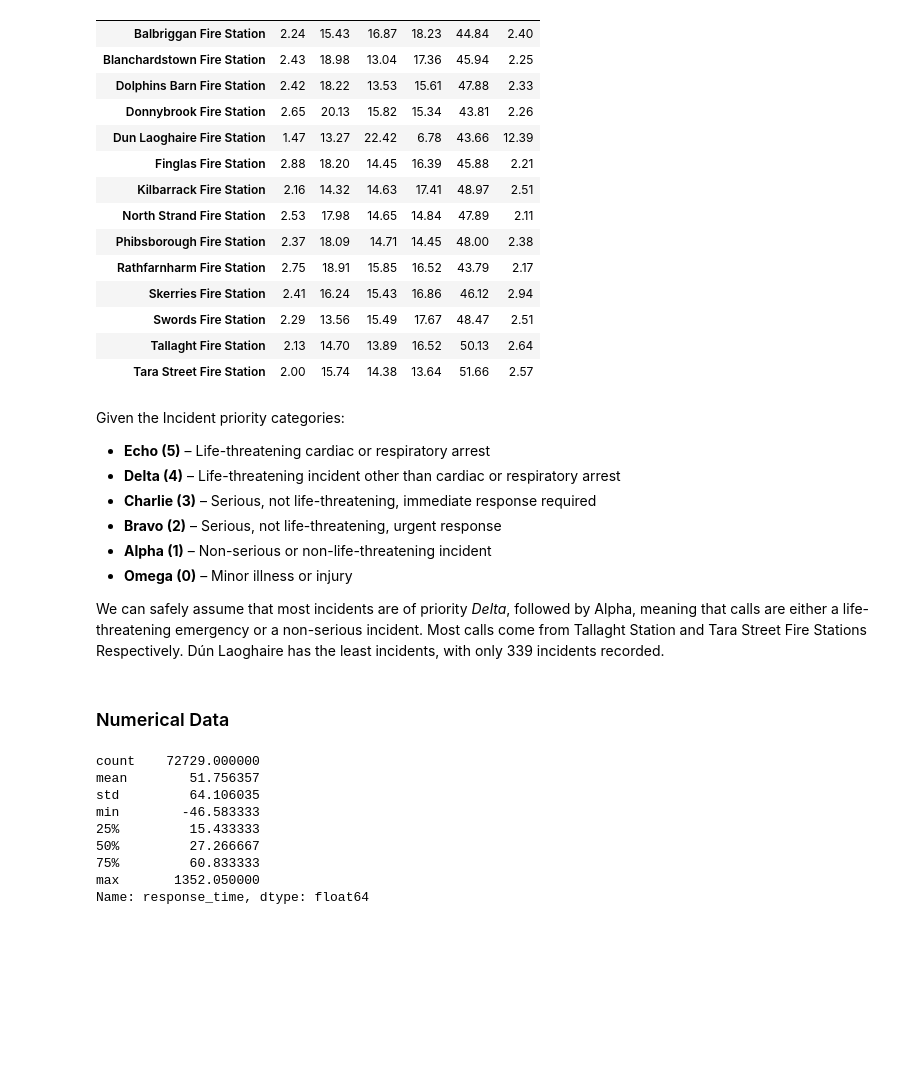
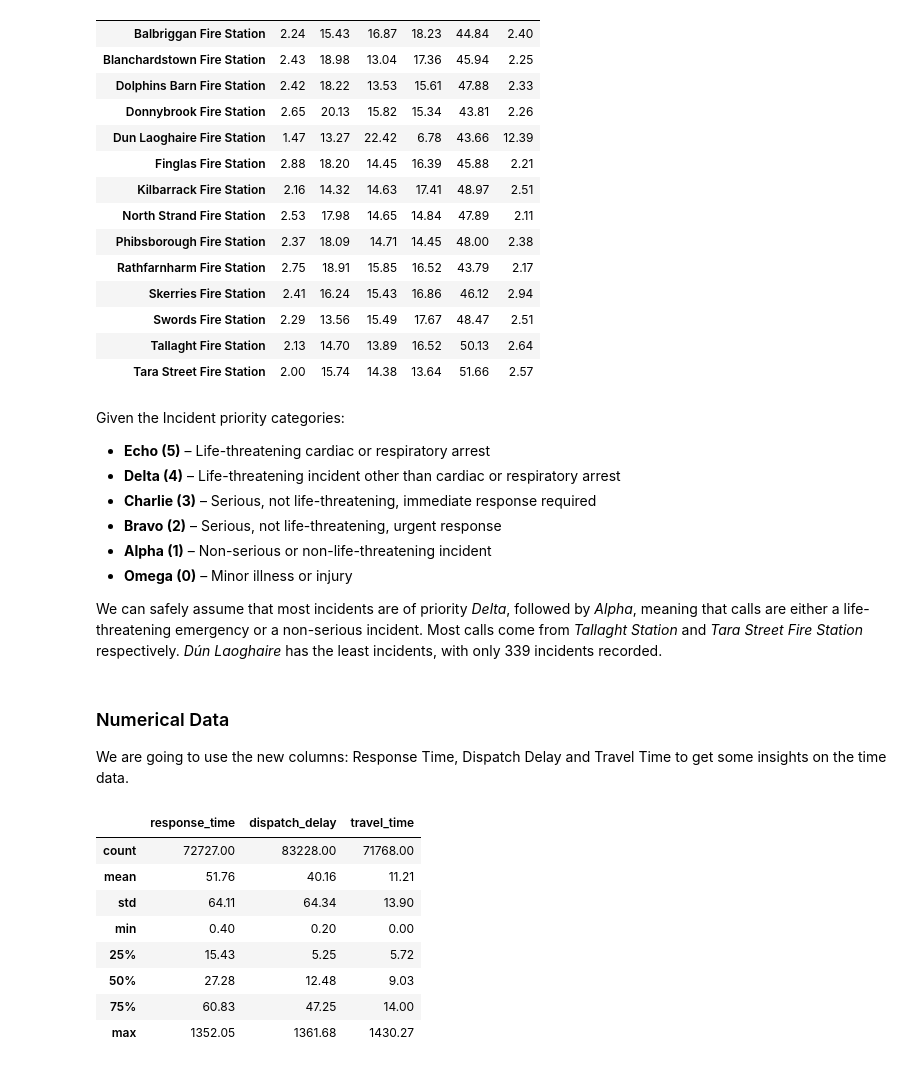
Before and after one commit to oscar-juarez-cct/ambulance-incidents, a Jupyter notebook: ambulance-incidents.ipynb, the cells around one changed output. Saved outputs shown, nothing was run; the diff lists cells and outputs as text; code cells hidden in the pictures; blank space fills up the shorter version.

```diff
--- a/ambulance-incidents.ipynb
+++ b/ambulance-incidents.ipynb
@@ -305,18 +290,22 @@ Given the Incident priority categories:
 * **Alpha (1)** – Non-serious or non-life-threatening incident
 * **Omega (0)** – Minor illness or injury
 
-We can safely assume that most incidents are of priority *Delta*, followed by Alpha, meaning that calls are either a life-threatening emergency or a non-serious incident. Most calls come from Tallaght Station and Tara Street Fire Stations Respectively. Dún Laoghaire has the least incidents, with only 339 incidents recorded.
+We can safely assume that most incidents are of priority *Delta*, followed by *Alpha*, meaning that calls are either a life-threatening emergency or a non-serious incident. Most calls come from *Tallaght Station* and *Tara Street Fire Station* respectively. *Dún Laoghaire* has the least incidents, with only 339 incidents recorded.
 # %% [markdown]
 ### Numerical Data
+
+We are going to use the new columns: Response Time, Dispatch Delay and Travel Time to get some insights on the time data.
 # %%
-df["response_time"].describe()
+# Useful statitstics for numerical data
+time_stats = df[["response_time", "dispatch_delay", "travel_time"]].describe().round(2)
+display(time_stats)
 # %% [output]
-count    72729.000000
-mean        51.756357
-std         64.106035
-min        -46.583333
-25%         15.433333
-50%         27.266667
-75%         60.833333
-max       1352.050000
-Name: response_time, dtype: float64
+|  | response_time | dispatch_delay | travel_time |
+| count | 72727.00 | 83228.00 | 71768.00 |
+| mean | 51.76 | 40.16 | 11.21 |
+| std | 64.11 | 64.34 | 13.90 |
+| min | 0.40 | 0.20 | 0.00 |
+| 25% | 15.43 | 5.25 | 5.72 |
+| 50% | 27.28 | 12.48 | 9.03 |
+| 75% | 60.83 | 47.25 | 14.00 |
+| max | 1352.05 | 1361.68 | 1430.27 |
```
Also changed, not shown: parts of 13 cells of this notebook.
